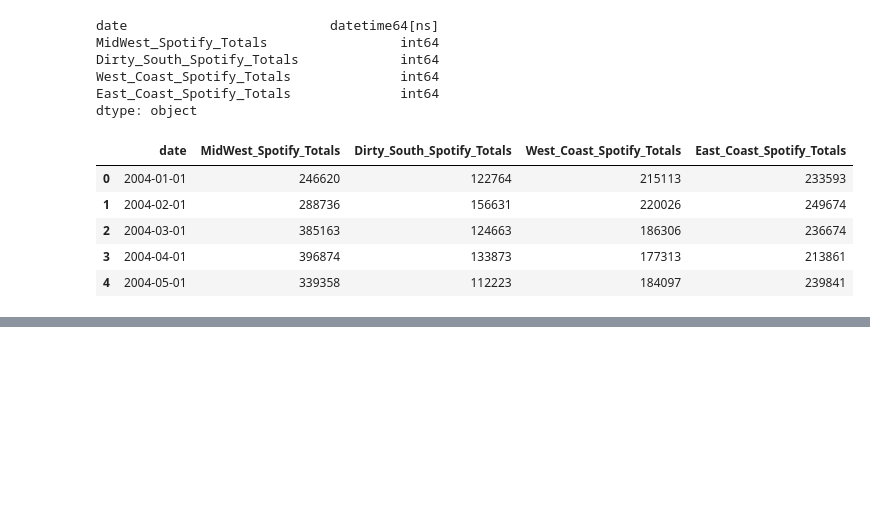
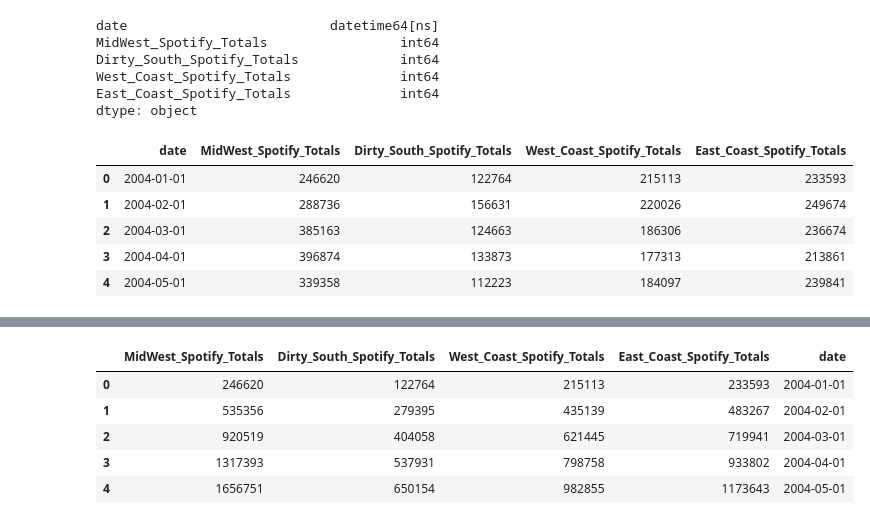
Before and after one commit to mdhwang/What-We-Talkin-Bout, a Jupyter notebook: Impact Timeline GTrend x Spotify.ipynb, the cells around one changed output, grey strips where cells are left out. Drawn from its saved outputs; the diff is of its cells as text; code cells hidden in the pictures; blank space fills up the shorter version.

```diff
--- a/Impact Timeline GTrend x Spotify.ipynb
+++ b/Impact Timeline GTrend x Spotify.ipynb
@@ -70,0 +80,9 @@ plt.legend()
+# %%
+df_cumsum.head()
+# %% [output]
+|  | MidWest_Spotify_Totals | Dirty_South_Spotify_Totals | West_Coast_Spotify_Totals | East_Coast_Spotify_Totals | date |
+| 0 | 246620 | 122764 | 215113 | 233593 | 2004-01-01 |
+| 1 | 535356 | 279395 | 435139 | 483267 | 2004-02-01 |
+| 2 | 920519 | 404058 | 621445 | 719941 | 2004-03-01 |
+| 3 | 1317393 | 537931 | 798758 | 933802 | 2004-04-01 |
+| 4 | 1656751 | 650154 | 982855 | 1173643 | 2004-05-01 |
```
Also changed, not shown: parts of 5 cells of this notebook, 2 other files.
